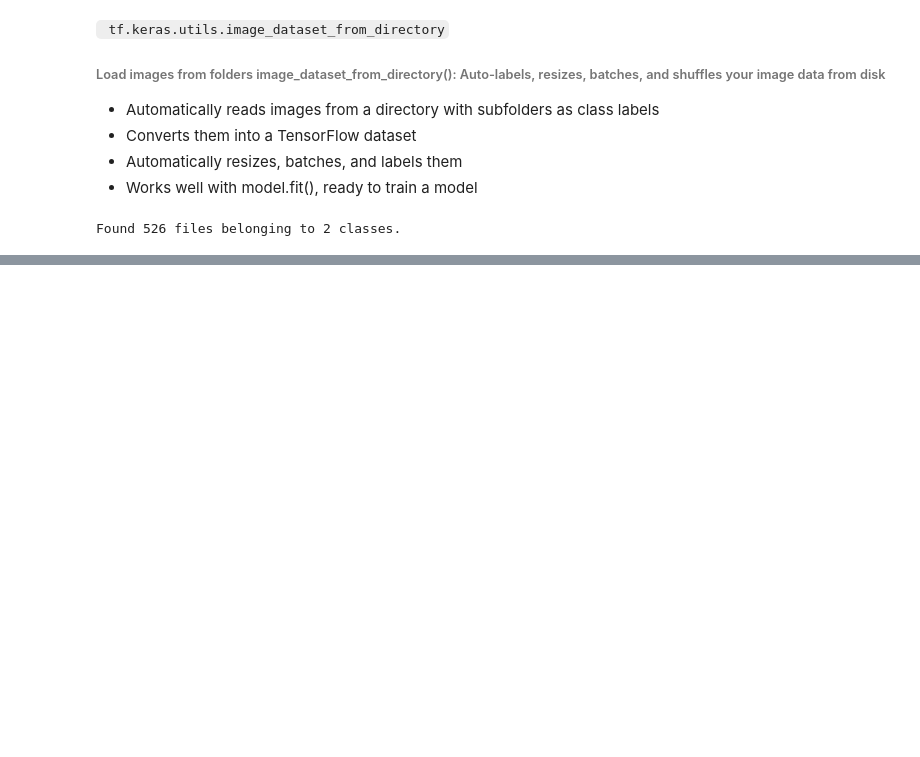
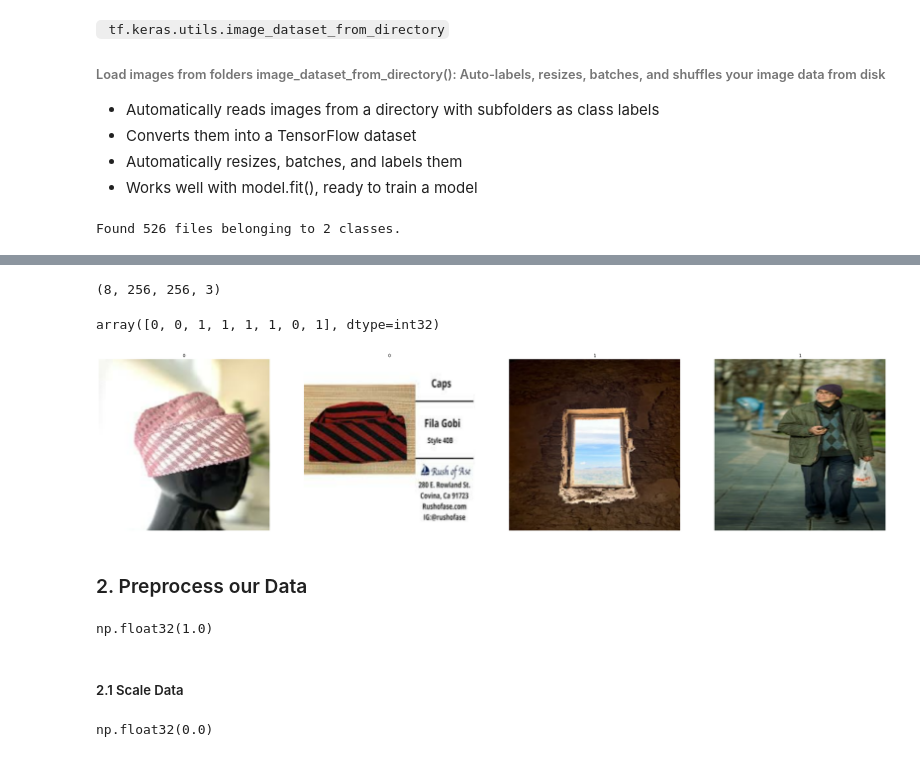
Before and after one commit to DolapoSalim/filadentification, a Jupyter notebook: scr/img-classifier.ipynb, the cells around one changed output, grey strips where cells are left out. Drawn from its saved outputs; the diff is of its cells as text; code cells hidden in the pictures; blank space fills up the shorter version.

```diff
--- a/scr/img-classifier.ipynb
+++ b/scr/img-classifier.ipynb
@@ -237,6 +237,6 @@ Downloaded 240 no-cap images to: /home/dolaposalim/tensorflow-env/fila/filadenti
 - Works well with model.fit(), ready to train a model
 # %%
 data_dir = r"/home/dolaposalim/tensorflow-env/fila/filadentification/data"
-data = tf.keras.utils.image_dataset_from_directory(data_dir)
+data = tf.keras.utils.image_dataset_from_directory(data_dir, batch_size=8)
 # %% [output]
 Found 526 files belonging to 2 classes.
@@ -242,0 +245,2 @@ Found 526 files belonging to 2 classes.
+# %%
+data_iterator = data.as_numpy_iterator() #Loop through the dataset
@@ -242,0 +293,33 @@ Found 526 files belonging to 2 classes.
+# %%
+# Get another batch from the iterator
+batch = data_iterator.next()
+# %%
+# images in numpy array
+batch[0].shape
+# %% [output]
+(8, 256, 256, 3)
+# %%
+batch[1] # labels in numpy array
+
+# class 0 = cap
+# class 1 = no-cap
+# %% [output]
+array([0, 0, 1, 1, 1, 1, 0, 1], dtype=int32)
+# %%
+# Visualise some data/images
+fig, ax = plt.subplots(ncols=4, figsize=(40, 40))
+for i in range(4):
+    ax[i].imshow(batch[0][i].astype("uint8"))
+    ax[i].set_title(batch[1][i])
+    ax[i].axis("off")
+# %% [output]
+[figure, added]
+# %% [markdown]
+### 2. Preprocess our Data
+# %%
+scaled_batch = batch[0] / 255.0
+scaled_batch.max()
+# %% [output]
+np.float32(1.0)
+# %% [markdown]
+##### 2.1 Scale Data
@@ -242,0 +329,4 @@ Found 526 files belonging to 2 classes.
+# %%
+data.as_numpy_iterator().next()[0].min()
+# %% [output]
+np.float32(0.0)
```
Also changed, not shown: parts of 13 cells of this notebook.
